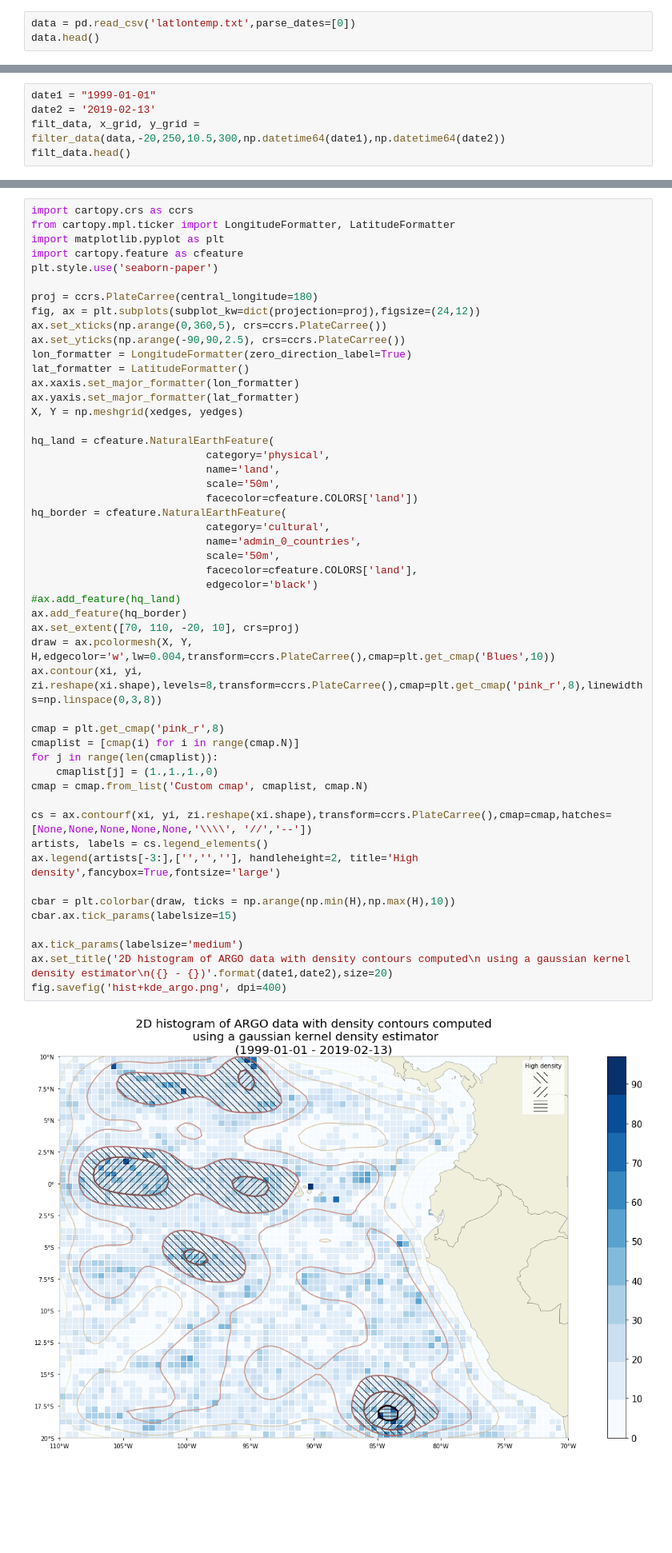
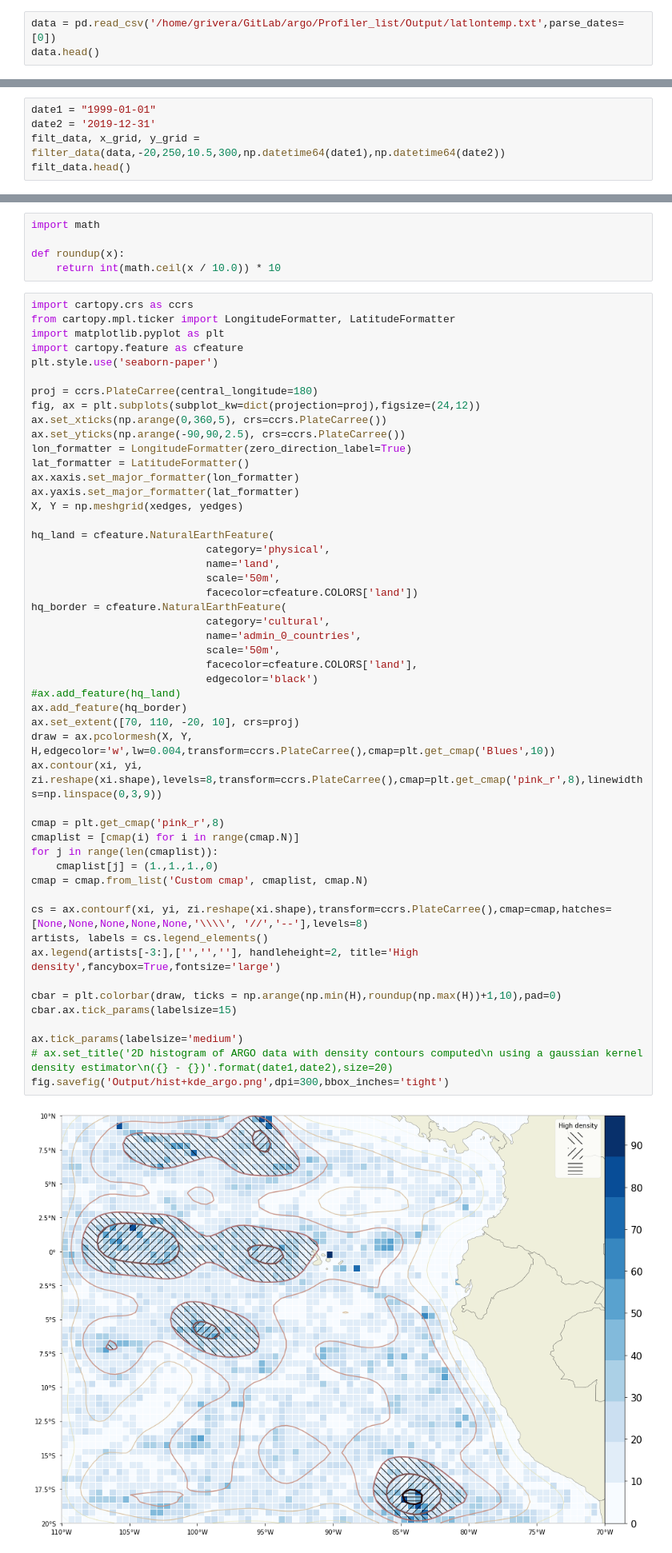
Before and after one commit to griverat/argo, a Jupyter notebook: Notebooks/argo_hist.ipynb, the cells around one changed output, grey strips where cells are left out. Shown: that part at 80% size. Saved outputs shown, nothing was run; the diff lists cells and outputs as text; blank space fills up the shorter version.

Commit message:
Clean notebook and update dates
Former-commit-id: 5ab4af29d42912056320d7026281de5e59d4135b

```diff
--- a/Notebooks/argo_hist.ipynb
+++ b/Notebooks/argo_hist.ipynb
@@ -88,6 +89,6 @@ data.to_csv('latlontemp.txt', index=False)
 # %% [markdown]
 Load previously computed data
 # %%
-data = pd.read_csv('latlontemp.txt',parse_dates=[0])
+data = pd.read_csv('/home/grivera/GitLab/argo/Profiler_list/Output/latlontemp.txt',parse_dates=[0])
 data.head()
 # %% [output]
@@ -156,7 +120,7 @@ def filter_data(data, min_lat, min_lon, max_lat, max_lon,time1, time2):
 Here we slice our data to make some computations later
 # %%
 date1 = "1999-01-01"
-date2 = '2019-02-13'
+date2 = '2019-12-31'
 filt_data, x_grid, y_grid = filter_data(data,-20,250,10.5,300,np.datetime64(date1),np.datetime64(date2))
 filt_data.head()
 # %% [output]
@@ -251,6 +229,11 @@ cbar.ax.tick_params(labelsize=15)
 fig.savefig('kde_argo.png', dpi=400)
 # %% [output]
 [figure]
+# %%
+import math
+
+def roundup(x):
+    return int(math.ceil(x / 10.0)) * 10
 # %%
 import cartopy.crs as ccrs
 from cartopy.mpl.ticker import LongitudeFormatter, LatitudeFormatter
@@ -270,36 +253,36 @@ X, Y = np.meshgrid(xedges, yedges)
 
 hq_land = cfeature.NaturalEarthFeature(
                             category='physical',
                             name='land',
                             scale='50m',
                             facecolor=cfeature.COLORS['land'])
 hq_border = cfeature.NaturalEarthFeature(
                             category='cultural',
                             name='admin_0_countries',
                             scale='50m',
                             facecolor=cfeature.COLORS['land'],
                             edgecolor='black')
 #ax.add_feature(hq_land)
 ax.add_feature(hq_border)
 ax.set_extent([70, 110, -20, 10], crs=proj)
 draw = ax.pcolormesh(X, Y, H,edgecolor='w',lw=0.004,transform=ccrs.PlateCarree(),cmap=plt.get_cmap('Blues',10))
-ax.contour(xi, yi, zi.reshape(xi.shape),levels=8,transform=ccrs.PlateCarree(),cmap=plt.get_cmap('pink_r',8),linewidths=np.linspace(0,3,8))
+ax.contour(xi, yi, zi.reshape(xi.shape),levels=8,transform=ccrs.PlateCarree(),cmap=plt.get_cmap('pink_r',8),linewidths=np.linspace(0,3,9))
 
 cmap = plt.get_cmap('pink_r',8)
 cmaplist = [cmap(i) for i in range(cmap.N)]
 for j in range(len(cmaplist)):
     cmaplist[j] = (1.,1.,1.,0)
 cmap = cmap.from_list('Custom cmap', cmaplist, cmap.N)
 
-cs = ax.contourf(xi, yi, zi.reshape(xi.shape),transform=ccrs.PlateCarree(),cmap=cmap,hatches=[None,None,None,None,None,'\\\\', '//','--'])
+cs = ax.contourf(xi, yi, zi.reshape(xi.shape),transform=ccrs.PlateCarree(),cmap=cmap,hatches=[None,None,None,None,None,'\\\\', '//','--'],levels=8)
 artists, labels = cs.legend_elements()
 ax.legend(artists[-3:],['','',''], handleheight=2, title='High density',fancybox=True,fontsize='large')
 
-cbar = plt.colorbar(draw, ticks = np.arange(np.min(H),np.max(H),10))
+cbar = plt.colorbar(draw, ticks = np.arange(np.min(H),roundup(np.max(H))+1,10),pad=0)
 cbar.ax.tick_params(labelsize=15)
 
 ax.tick_params(labelsize='medium')
-ax.set_title('2D histogram of ARGO data with density contours computed\n using a gaussian kernel density estimator\n({} - {})'.format(date1,date2),size=20)
-fig.savefig('hist+kde_argo.png', dpi=400)
+# ax.set_title('2D histogram of ARGO data with density contours computed\n using a gaussian kernel density estimator\n({} - {})'.format(date1,date2),size=20)
+fig.savefig('Output/hist+kde_argo.png',dpi=300,bbox_inches='tight')
 # %% [output]
-[figure, old version]
+[figure, new version]
```
Also changed, not shown: parts of 58 cells of this notebook.
